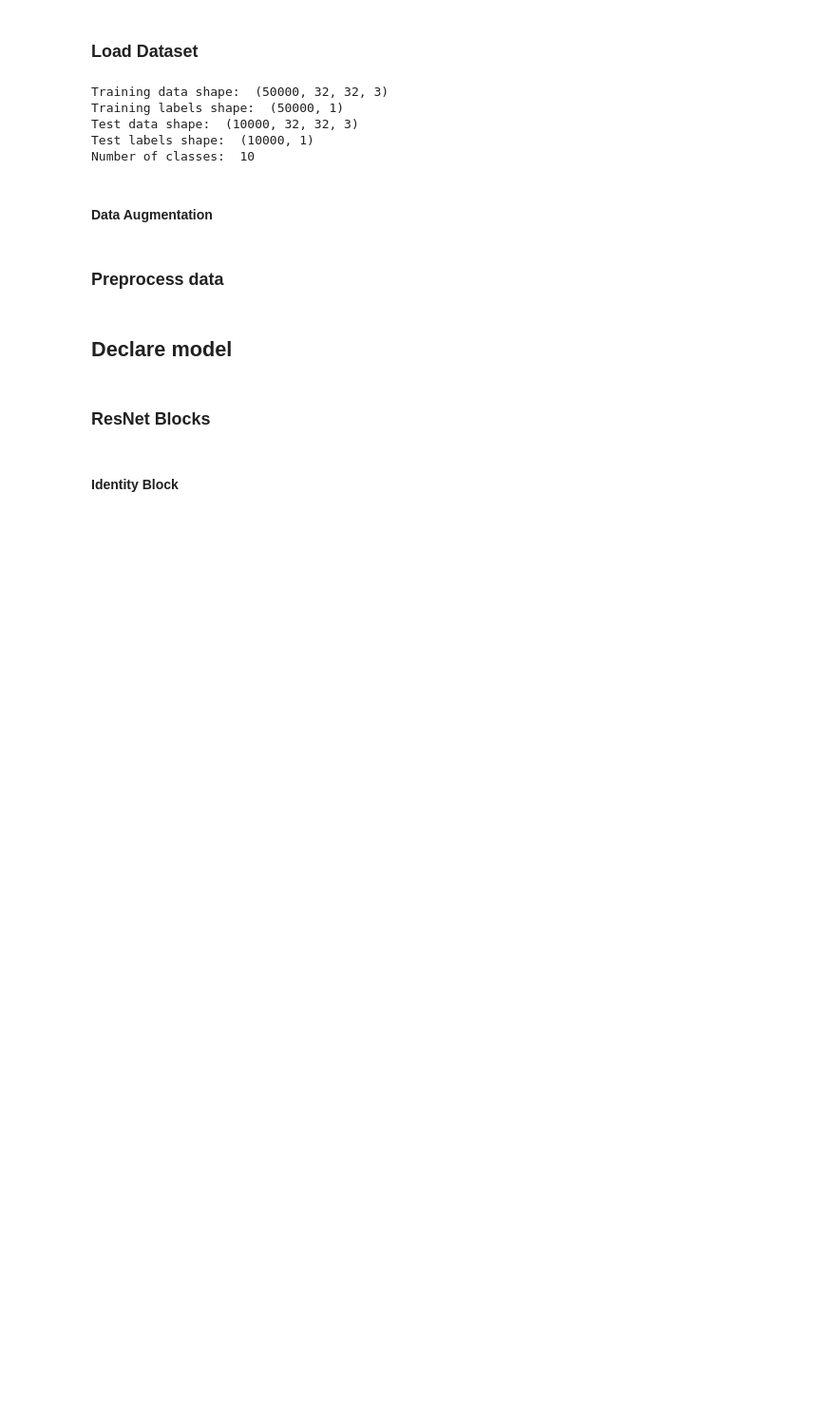
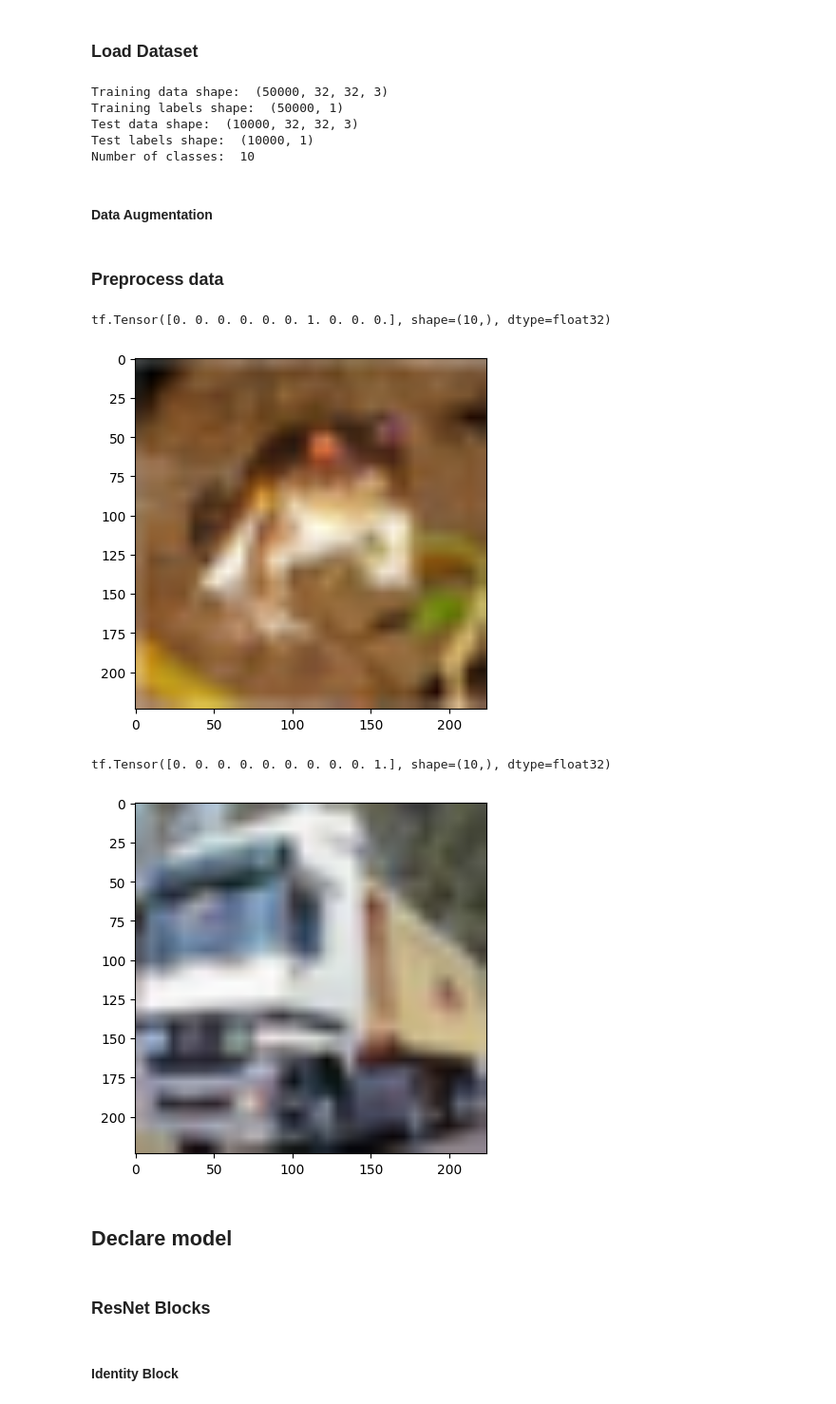
Before and after one commit to BenoitFaure/TP_8INF919, a Jupyter notebook: devoir_2.ipynb, the cells around one changed output. Shown at 95% size. Saved outputs shown, nothing was run; the diff lists cells and outputs as text; code cells hidden in the pictures; blank space fills up the shorter version.

```diff
--- a/devoir_2.ipynb
+++ b/devoir_2.ipynb
@@ -90,6 +90,19 @@ def normalize_img(image, label):
 # Normalise images
 ds_train = train_dataset.map(normalize_img)
 ds_test = test_dataset.map(normalize_img)
+# %%
+import matplotlib.pyplot as plt
+
+for elem in ds_train.take(2):
+    print(elem[1])
+    # Display image
+    plt.imshow(elem[0])
+    plt.show()
+# %% [output]
+tf.Tensor([0. 0. 0. 0. 0. 0. 1. 0. 0. 0.], shape=(10,), dtype=float32)
+[figure, added]
+tf.Tensor([0. 0. 0. 0. 0. 0. 0. 0. 0. 1.], shape=(10,), dtype=float32)
+[figure, added]
 # %% [markdown]
 ## Declare model
 # %%
```
Also changed, not shown: parts of 4 cells of this notebook, 4 other files.
